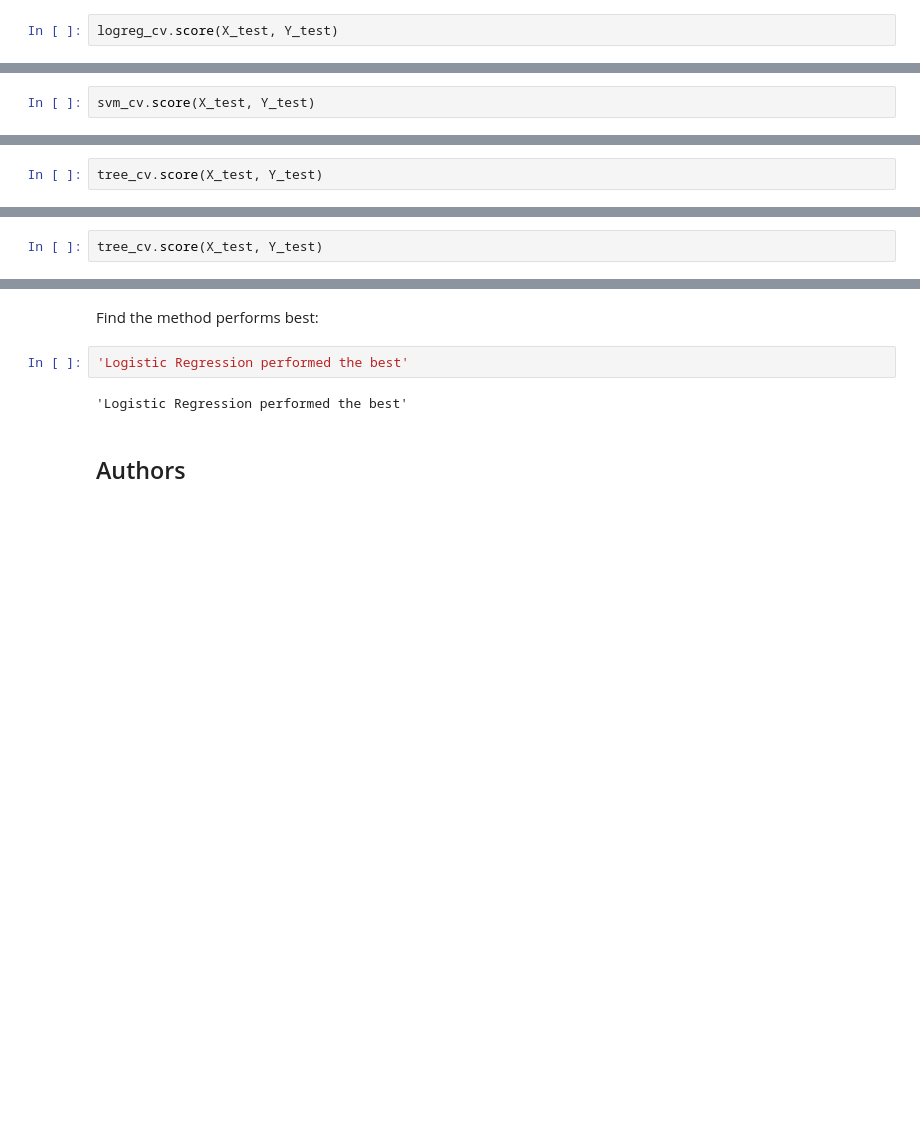
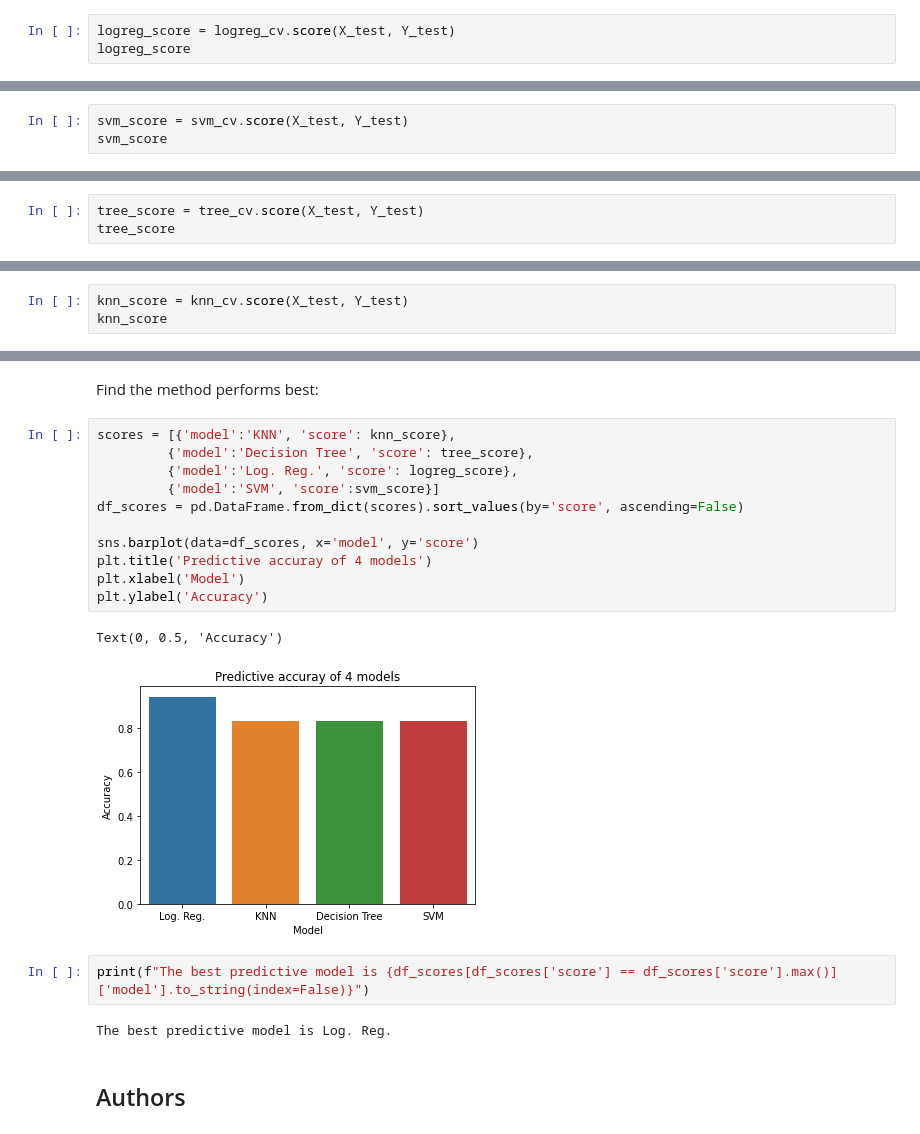
Before and after one commit to pierrebonneau/ibm_coursera, a Jupyter notebook: Machine Learning Prediction - Capstone.ipynb, the cells around one changed output, grey strips where cells are left out. Drawn from its saved outputs; the diff is of its cells as text; blank space fills up the shorter version.

Commit message:
Update plots

```diff
--- a/Machine Learning Prediction - Capstone.ipynb
+++ b/Machine Learning Prediction - Capstone.ipynb
@@ -181,7 +181,8 @@ accuracy : 0.8222222222222222
 # %% [markdown]
 Calculate the accuracy on the test data using the method <code>score</code>:
 # %%
-logreg_cv.score(X_test, Y_test)
+logreg_score = logreg_cv.score(X_test, Y_test)
+logreg_score
 # %% [output]
 0.9444444444444444
 # %% [markdown]
@@ -227,7 +228,8 @@ dict_keys(['C', 'break_ties', 'cache_size', 'class_weight', 'coef0', 'decision_f
 # %% [markdown]
 Calculate the accuracy on the test data using the method <code>score</code>:
 # %%
-svm_cv.score(X_test, Y_test)
+svm_score = svm_cv.score(X_test, Y_test)
+svm_score
 # %% [output]
 0.8333333333333334
 # %% [markdown]
@@ -272,7 +274,8 @@ accuracy : 0.8892857142857142
 # %% [markdown]
 Calculate the accuracy of tree_cv on the test data using the method <code>score</code>:
 # %%
-tree_cv.score(X_test, Y_test)
+tree_score = tree_cv.score(X_test, Y_test)
+tree_score
 # %% [output]
 0.8333333333333334
 # %% [markdown]
@@ -311,7 +314,8 @@ accuracy : 0.8482142857142858
 # %% [markdown]
 Calculate the accuracy of tree_cv on the test data using the method <code>score</code>:
 # %%
-tree_cv.score(X_test, Y_test)
+knn_score = knn_cv.score(X_test, Y_test)
+knn_score
 # %% [output]
 0.8333333333333334
 # %% [markdown]
@@ -325,10 +329,24 @@ plot_confusion_matrix(Y_test,yhat)
 ## TASK  12
 # %% [markdown]
 Find the method performs best:
-# %%
-'Logistic Regression performed the best'
-# %% [output]
-'Logistic Regression performed the best'
+# %%
+scores = [{'model':'KNN', 'score': knn_score},
+         {'model':'Decision Tree', 'score': tree_score},
+         {'model':'Log. Reg.', 'score': logreg_score},
+         {'model':'SVM', 'score':svm_score}]
+df_scores = pd.DataFrame.from_dict(scores).sort_values(by='score', ascending=False)
+
+sns.barplot(data=df_scores, x='model', y='score')
+plt.title('Predictive accuray of 4 models')
+plt.xlabel('Model')
+plt.ylabel('Accuracy')
+# %% [output]
+Text(0, 0.5, 'Accuracy')
+[figure, added]
+# %%
+print(f"The best predictive model is {df_scores[df_scores['score'] == df_scores['score'].max()]['model'].to_string(index=False)}")
+# %% [output]
+The best predictive model is Log. Reg.
 # %% [markdown]
 ## Authors
 # %% [markdown]
```
Also changed, not shown: parts of 1 cell of this notebook.
